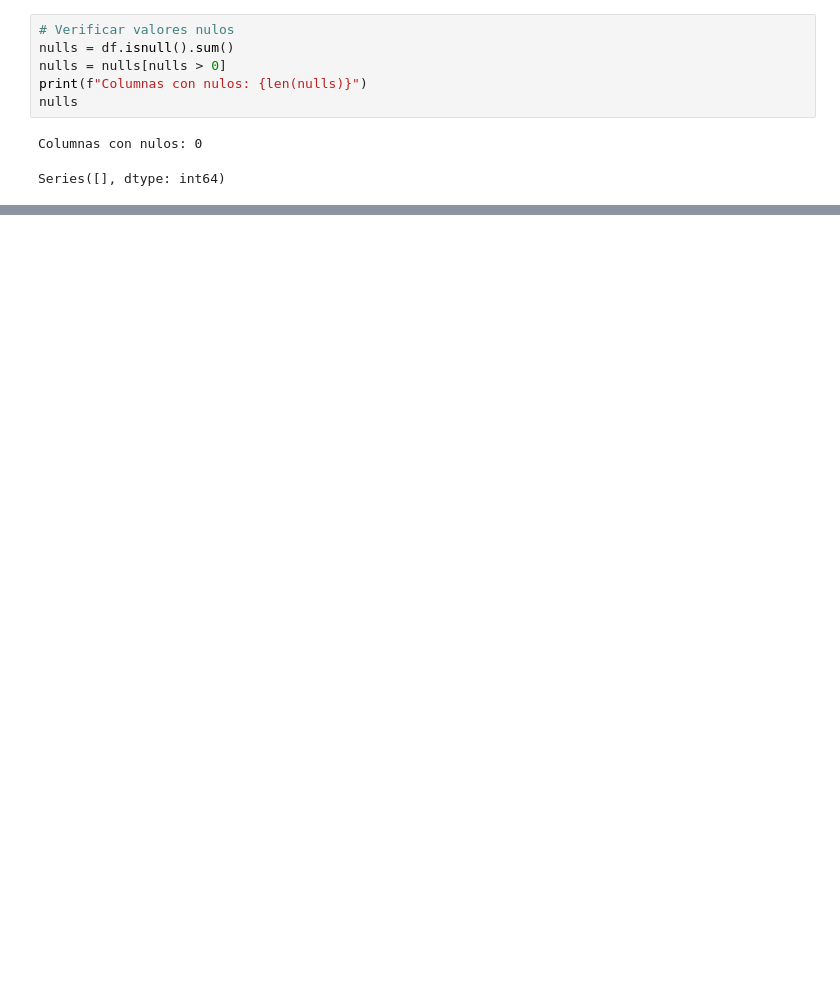
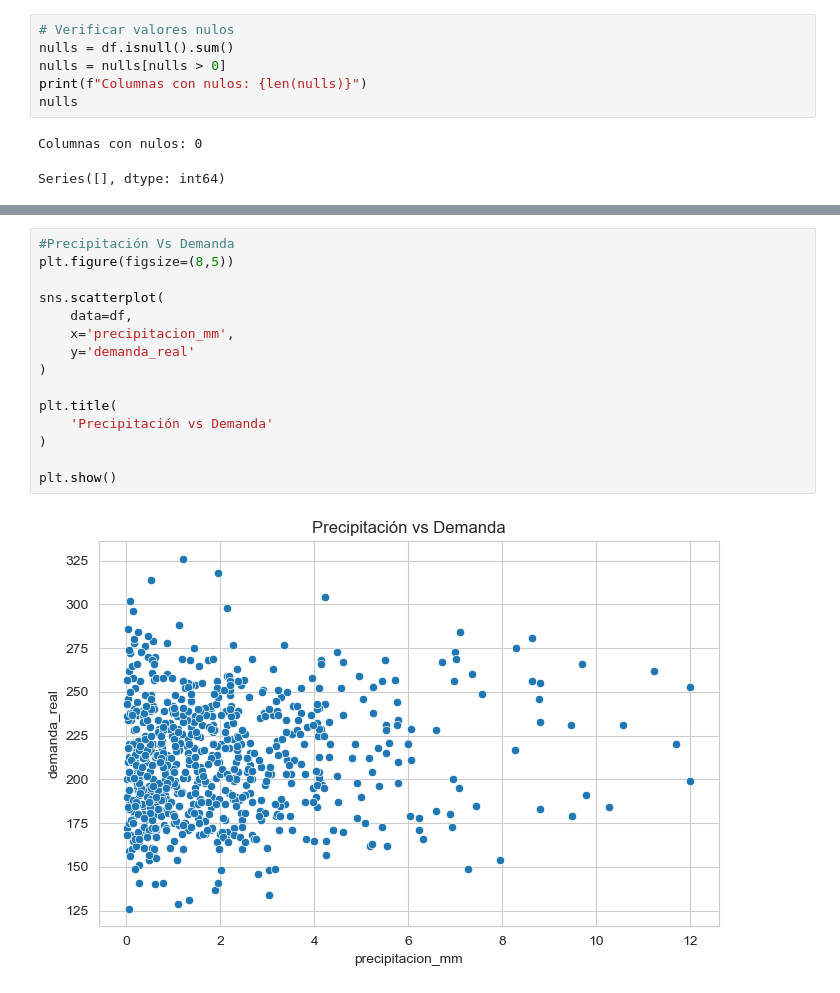
Before and after one commit to angelo25-cb/proyecto_SemI, a Jupyter notebook: notebooks/01_eda.ipynb, the cells around one changed output, grey strips where cells are left out. Drawn from its saved outputs; the diff is of its cells as text; blank space fills up the shorter version.

```diff
--- a/notebooks/01_eda.ipynb
+++ b/notebooks/01_eda.ipynb
@@ -130 +146,18 @@ plt.show()
+# %%
+#Precipitación Vs Demanda
+plt.figure(figsize=(8,5))
+
+sns.scatterplot(
+    data=df,
+    x='precipitacion_mm',
+    y='demanda_real'
+)
+
+plt.title(
+    'Precipitación vs Demanda'
+)
+
+plt.show()
+# %% [output]
+[figure, added]
 # %%
```
Also changed, not shown: parts of 10 cells of this notebook, 27 other files.
